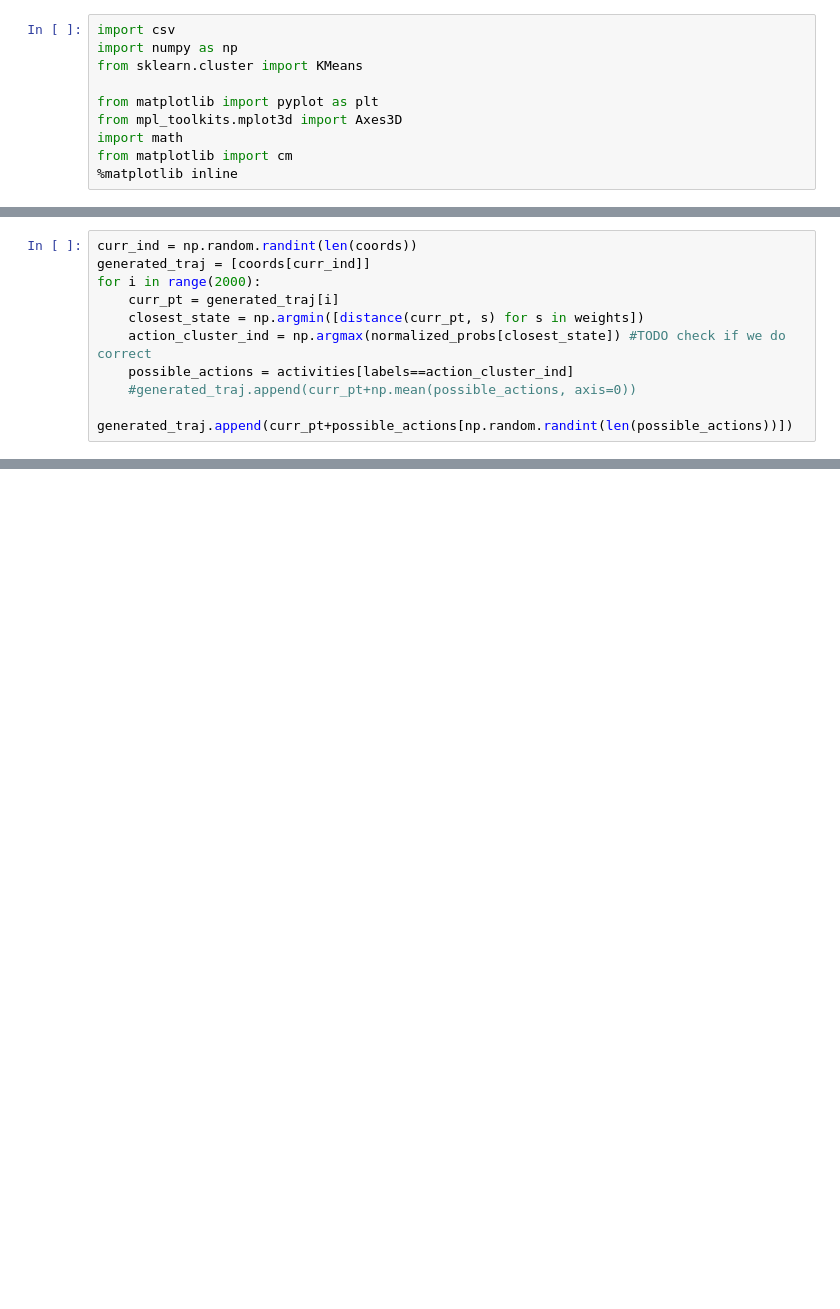
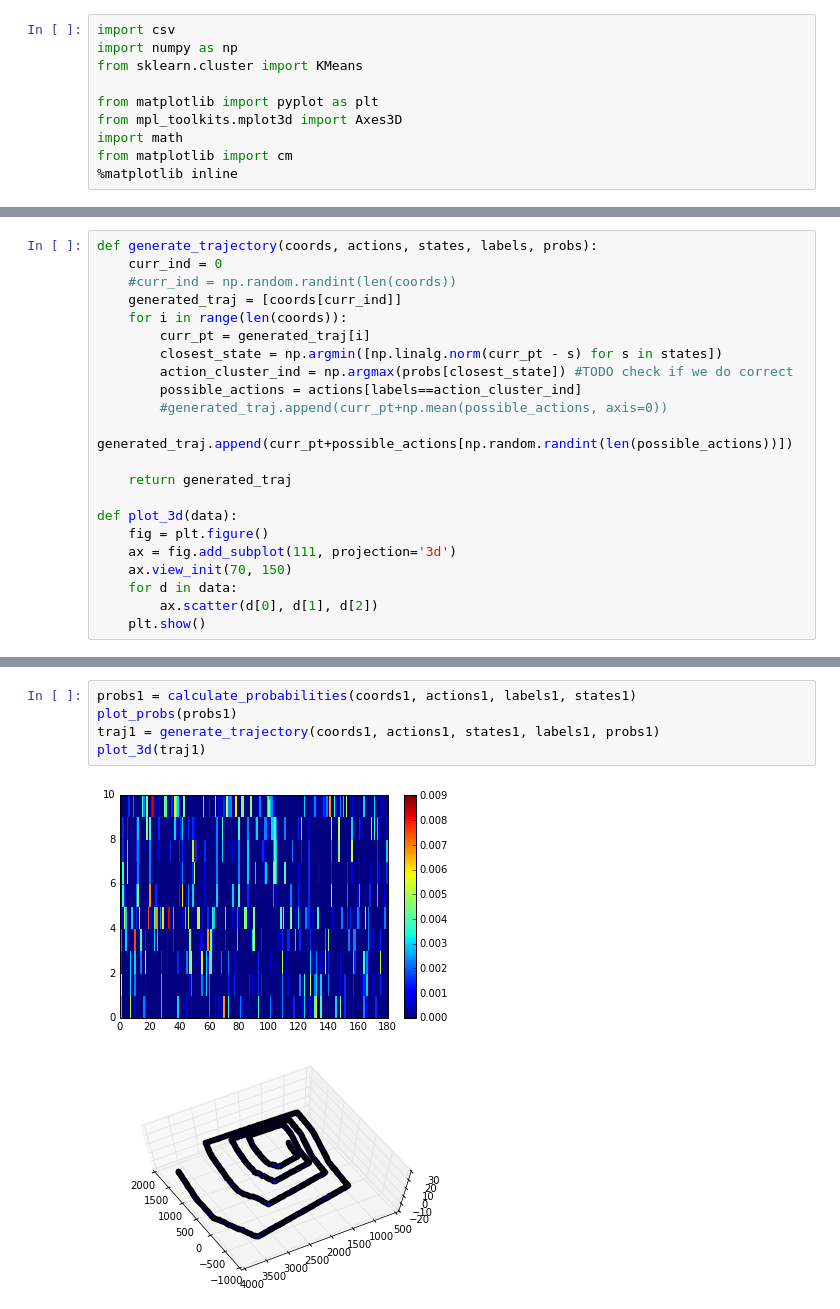
Before and after one commit to liyakun/GameAI, a Jupyter notebook: project03/src/traj.ipynb, the cells around one changed output, grey strips where cells are left out. Cells and saved outputs as stored; diff of their text form; blank space fills up the shorter version.

```diff
--- a/project03/src/traj.ipynb
+++ b/project03/src/traj.ipynb
@@ -155,10 +109,22 @@ plt.show()
 # %%
-curr_ind = np.random.randint(len(coords))
-generated_traj = [coords[curr_ind]]
-for i in range(2000):
-    curr_pt = generated_traj[i]
-    closest_state = np.argmin([distance(curr_pt, s) for s in weights])
-    action_cluster_ind = np.argmax(normalized_probs[closest_state]) #TODO check if we do correct
-    possible_actions = activities[labels==action_cluster_ind]
-    #generated_traj.append(curr_pt+np.mean(possible_actions, axis=0))
-    generated_traj.append(curr_pt+possible_actions[np.random.randint(len(possible_actions))])
+def generate_trajectory(coords, actions, states, labels, probs):
+    curr_ind = 0
+    #curr_ind = np.random.randint(len(coords))
+    generated_traj = [coords[curr_ind]]
+    for i in range(len(coords)):
+        curr_pt = generated_traj[i]
+        closest_state = np.argmin([np.linalg.norm(curr_pt - s) for s in states])
+        action_cluster_ind = np.argmax(probs[closest_state]) #TODO check if we do correct
+        possible_actions = actions[labels==action_cluster_ind]
+        #generated_traj.append(curr_pt+np.mean(possible_actions, axis=0))
+        generated_traj.append(curr_pt+possible_actions[np.random.randint(len(possible_actions))])
+
+    return generated_traj
+
+def plot_3d(data):
+    fig = plt.figure()
+    ax = fig.add_subplot(111, projection='3d')
+    ax.view_init(70, 150)
+    for d in data:
+        ax.scatter(d[0], d[1], d[2])
+    plt.show()
@@ -176,0 +136,8 @@ plt.show()
+# %%
+probs1 = calculate_probabilities(coords1, actions1, labels1, states1)
+plot_probs(probs1)
+traj1 = generate_trajectory(coords1, actions1, states1, labels1, probs1)
+plot_3d(traj1)
+# %% [output]
+[figure, added]
+[figure, added]
```
Also changed, not shown: parts of 12 cells of this notebook.
